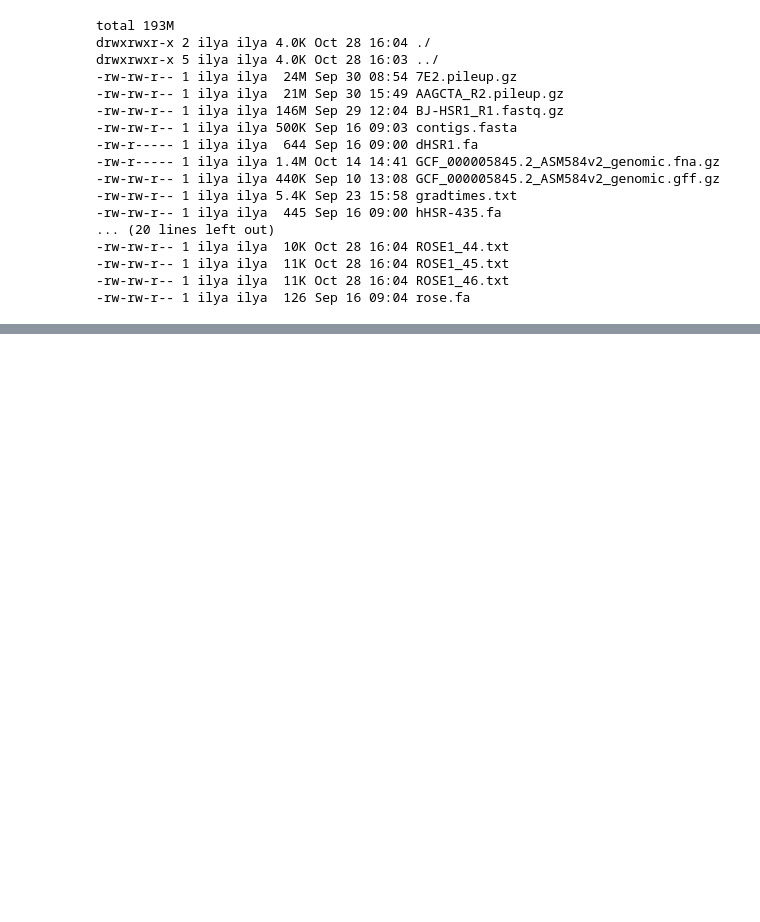
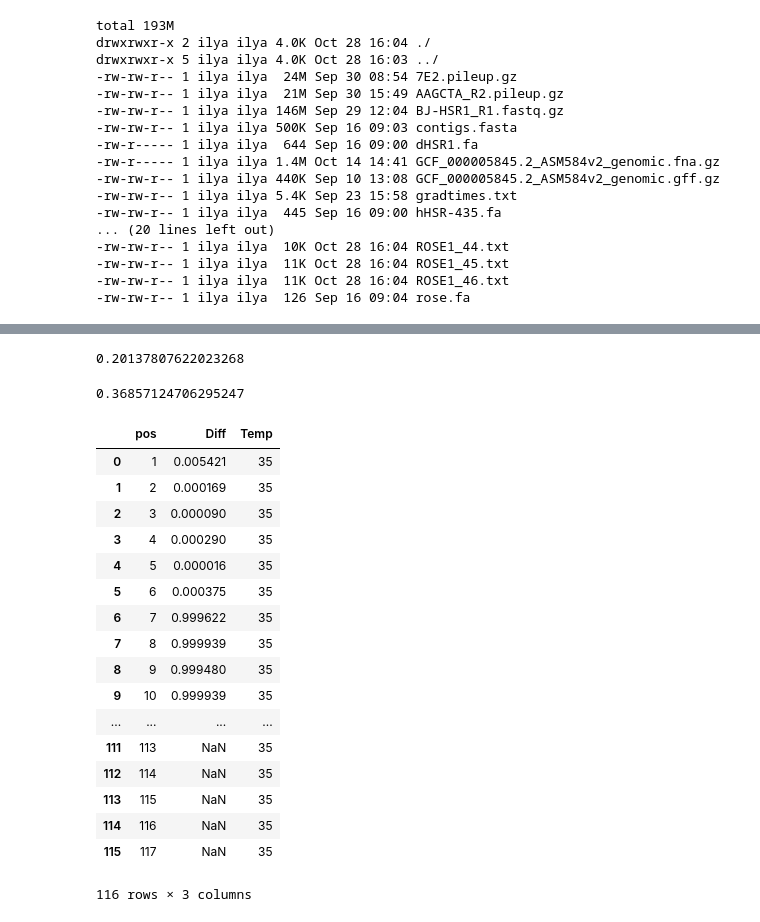
Before and after one commit to NudlerLab/biodata, a Jupyter notebook: sessions/ROSE-analysis.ipynb, the cells around one changed output, grey strips where cells are left out. Cells and saved outputs as stored; diff of their text form; code cells hidden in the pictures; blank space fills up the shorter version.

```diff
--- a/sessions/ROSE-analysis.ipynb
+++ b/sessions/ROSE-analysis.ipynb
@@ -122,0 +181,29 @@ def plot_RSMD(df, trange=range(37,43)):
+# %%
+df['Diff'].mean()
+# %% [output]
+0.20137807622023268
+# %%
+df['Diff'].std()
+# %% [output]
+0.36857124706295247
+# %%
+df[df['Temp'] == 35]
+# %% [output]
+|  | pos | Diff | Temp |
+| 0 | 1 | 0.005421 | 35 |
+| 1 | 2 | 0.000169 | 35 |
+| 2 | 3 | 0.000090 | 35 |
+| 3 | 4 | 0.000290 | 35 |
+| 4 | 5 | 0.000016 | 35 |
+| 5 | 6 | 0.000375 | 35 |
+| 6 | 7 | 0.999622 | 35 |
+| 7 | 8 | 0.999939 | 35 |
+| 8 | 9 | 0.999480 | 35 |
+| 9 | 10 | 0.999939 | 35 |
+| ... | ... | ... | ... |
+| 111 | 113 | NaN | 35 |
+| 112 | 114 | NaN | 35 |
+| 113 | 115 | NaN | 35 |
+| 114 | 116 | NaN | 35 |
+| 115 | 117 | NaN | 35 |
+116 rows × 3 columns
```
Also changed, not shown: parts of 8 cells of this notebook.
